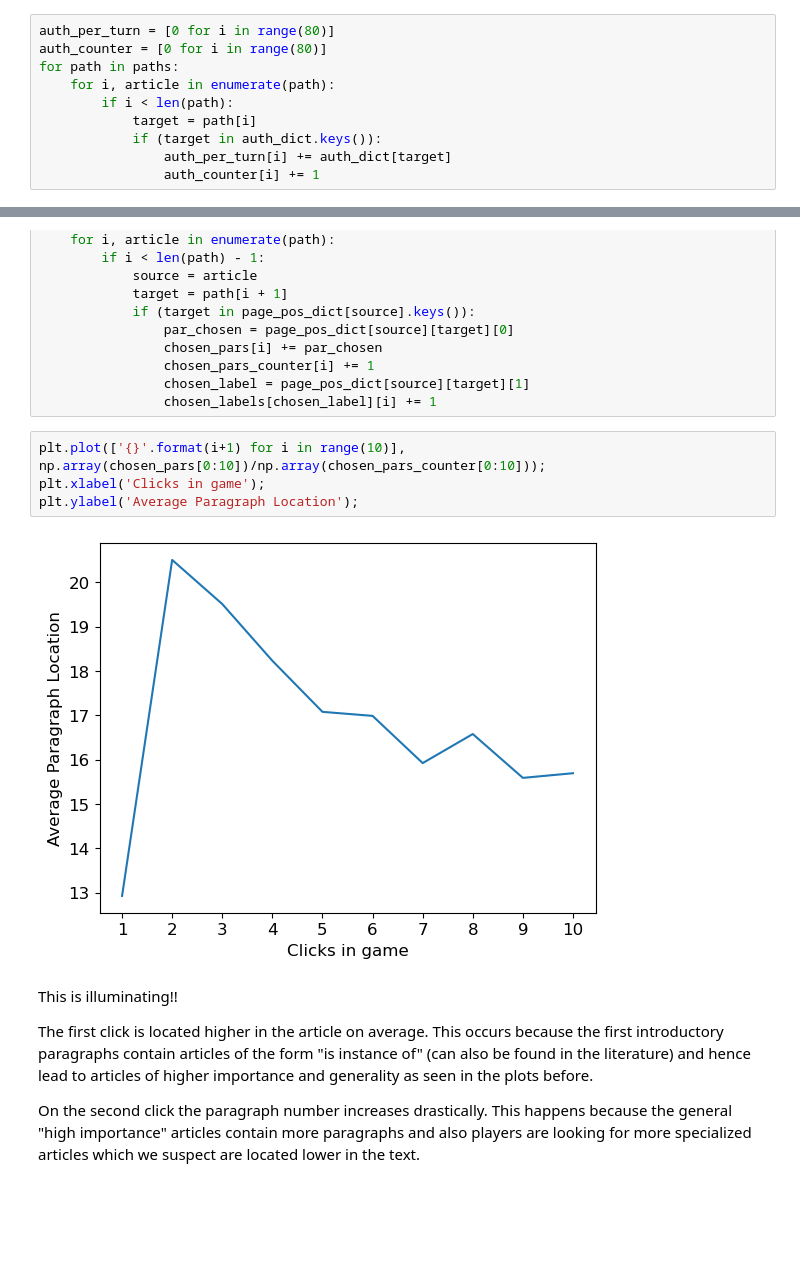
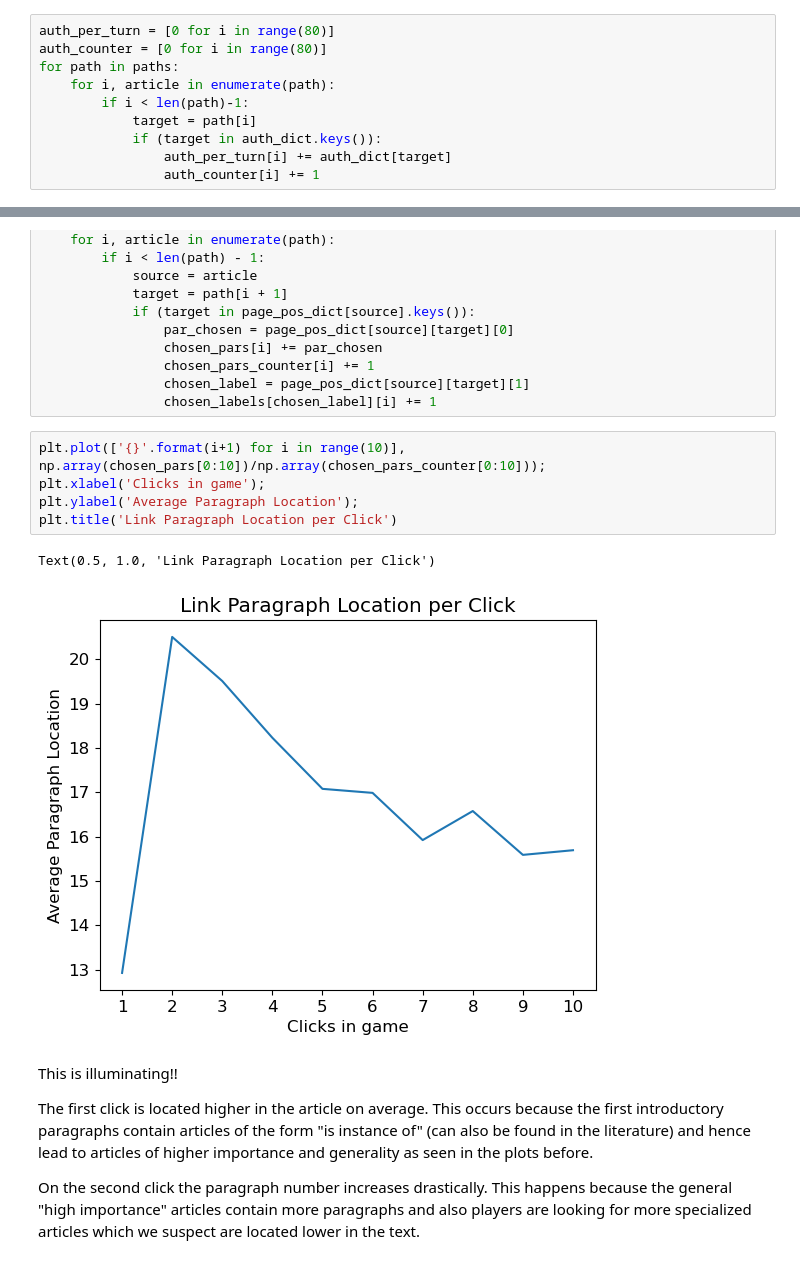
Before and after one commit to epfl-ada/ada-2022-project-souvladaki, a Jupyter notebook: analysis.ipynb, the cells around one changed output, grey strips where cells are left out. Saved outputs shown, nothing was run; the diff lists cells and outputs as text; blank space fills up the shorter version.

```diff
--- a/analysis.ipynb
+++ b/analysis.ipynb
@@ -716,7 +716,7 @@ auth_per_turn = [0 for i in range(80)]
 auth_counter = [0 for i in range(80)]
 for path in paths:
     for i, article in enumerate(path):
-        if i < len(path):
+        if i < len(path)-1:
             target = path[i]
             if (target in auth_dict.keys()):
                 auth_per_turn[i] += auth_dict[target]
@@ -753,9 +753,11 @@ for path in paths:
 # %%
 plt.plot(['{}'.format(i+1) for i in range(10)], np.array(chosen_pars[0:10])/np.array(chosen_pars_counter[0:10]));
 plt.xlabel('Clicks in game');
 plt.ylabel('Average Paragraph Location');
+plt.title('Link Paragraph Location per Click')
 # %% [output]
+Text(0.5, 1.0, 'Link Paragraph Location per Click')
-[figure, old version]
+[figure, new version]
 # %% [markdown]
 This is illuminating!!
 
```
Also changed, not shown: parts of 11 cells of this notebook.
